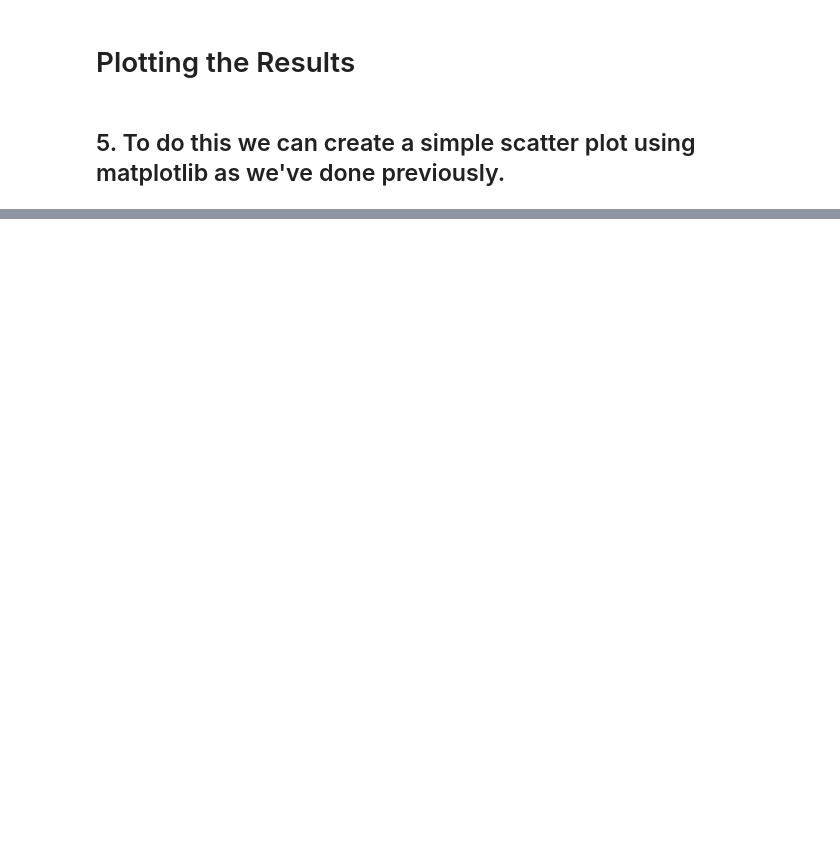
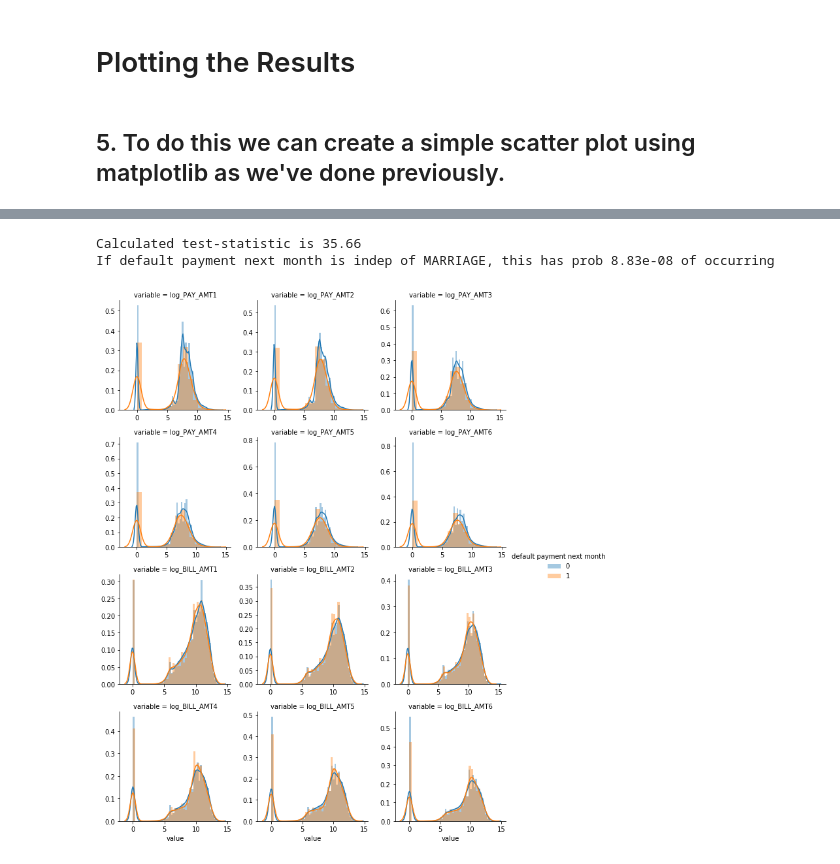
Before and after one commit to galfaro23/repository, a Jupyter notebook: 3. Course5_Task3_CreditOne Regression.ipynb, the cells around one changed output, grey strips where cells are left out. Saved outputs shown, nothing was run; the diff lists cells and outputs as text; code cells hidden in the pictures; blank space fills up the shorter version.

```diff
--- a/3. Course5_Task3_CreditOne Regression.ipynb
+++ b/3. Course5_Task3_CreditOne Regression.ipynb
@@ -509,0 +625,7 @@ plt.show();
+# %%
+# Since we have 30k samples, let's just put these non-typical Education instances all into the EDUCATION=4 class and continue
+
+rawData["EDUCATION_Corr"] = rawData["EDUCATION"].apply( lambda x: x if ((x>0) and (x<4)) else 4 )
+ChiSquaredTestOfIndependence( rawData, "EDUCATION_Corr", output )
+cols.remove("EDUCATION")
+cols.append("EDUCATION_Corr")
@@ -509,0 +637,5 @@ plt.show();
+# %%
+ChiSquaredTestOfIndependence( rawData, "MARRIAGE", output )
+# %% [output]
+Calculated test-statistic is 35.66
+If default payment next month is indep of MARRIAGE, this has prob 8.83e-08 of occurring
@@ -509,0 +651,7 @@ plt.show();
+# %%
+# The qualitative but "Encoded" variables (ie most of them)
+
+cols = [ f for f in rawData.columns if rawData.dtypes[ f ] != "object"]
+qual_Enc = cols
+qual_Enc.remove("LIMIT_BAL")
+qual_Enc.remove("AGE")
@@ -509,0 +661,17 @@ plt.show();
+# %%
+logged = []
+for ii in range(1,7):
+    qual_Enc.remove("PAY_AMT" + str( ii ))
+    rawData[ "log_PAY_AMT" + str( ii )]  = rawData["PAY_AMT"  + str( ii )].apply( lambda x: np.log1p(x) if (x>0) else 0 )
+    logged.append("log_PAY_AMT" + str( ii ) )
+
+for ii in range(1,7):
+    qual_Enc.remove("BILL_AMT" + str( ii ))
+    rawData[ "log_BILL_AMT" + str( ii )] = rawData["BILL_AMT" + str( ii )].apply( lambda x: np.log1p(x) if (x>0) else 0 )
+    logged.append("log_BILL_AMT" + str( ii ) )
+
+f = pd.melt( rawData, id_vars=output, value_vars=logged)
+g = sns.FacetGrid( f, hue=output, col="variable", col_wrap=3, sharex=False, sharey=False )
+g = g.map( sns.distplot, "value", kde=True).add_legend()
+# %% [output]
+[figure, added]
```
Also changed, not shown: parts of 55 cells of this notebook.
